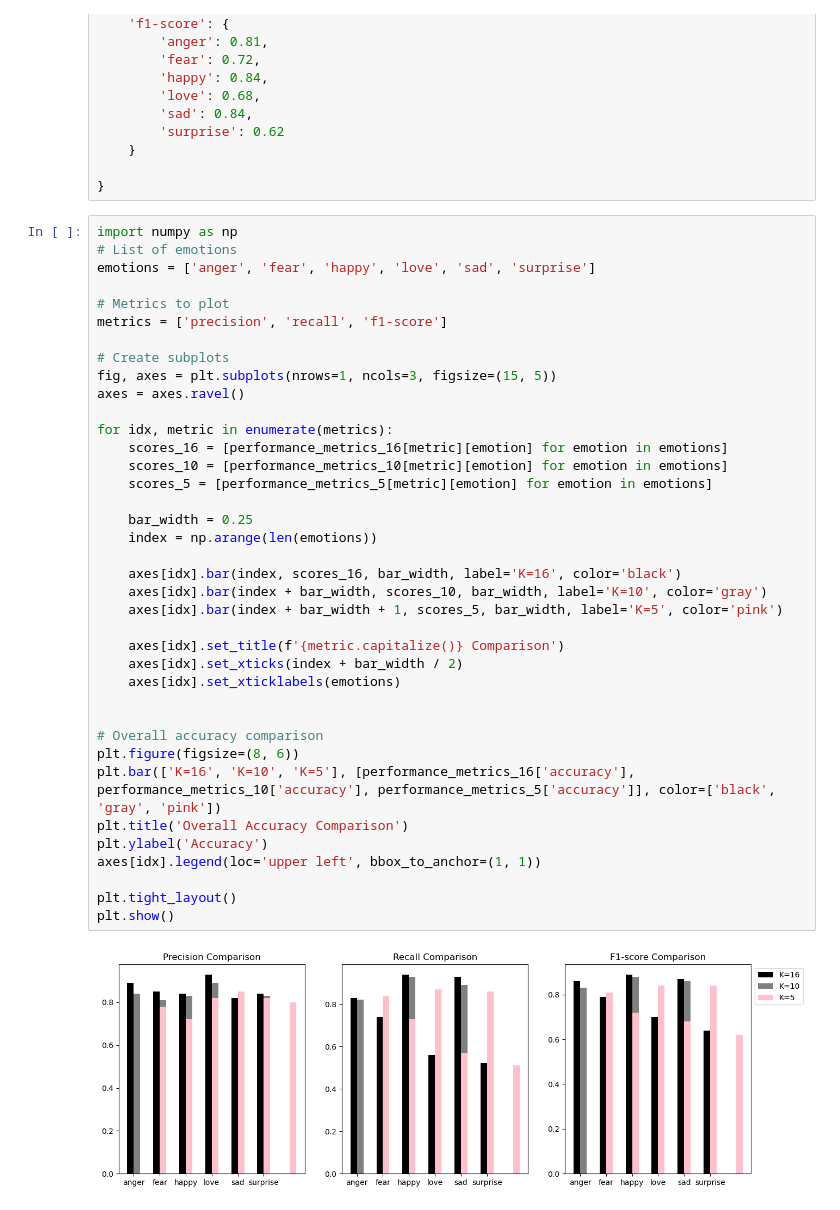
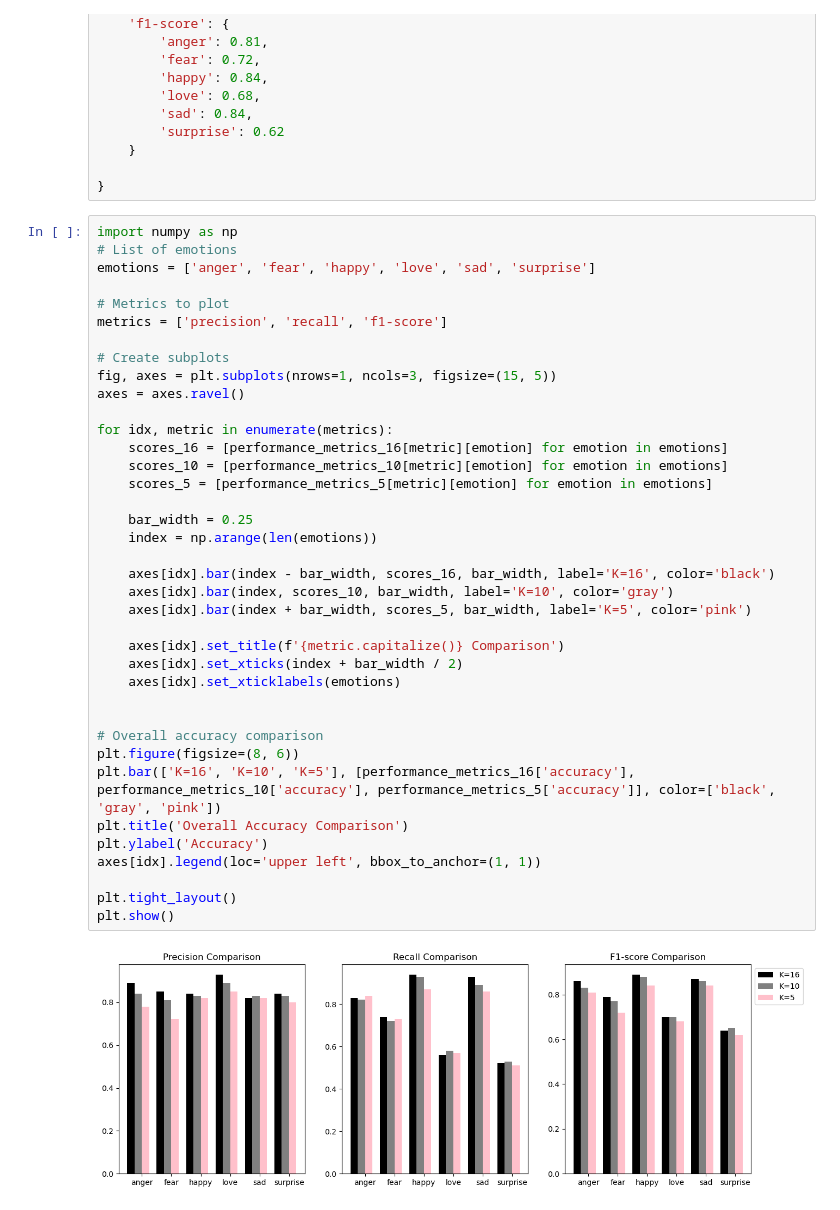
Before and after one commit to Chethana-16/Deep-Learning-project, a Jupyter notebook: EDA-DL.ipynb, the cells around one changed output. Cells and saved outputs as stored; diff of their text form.

```diff
--- a/EDA-DL.ipynb
+++ b/EDA-DL.ipynb
@@ -525,35 +527,35 @@ emotions = ['anger', 'fear', 'happy', 'love', 'sad', 'surprise']
 metrics = ['precision', 'recall', 'f1-score']
 
 # Create subplots
 fig, axes = plt.subplots(nrows=1, ncols=3, figsize=(15, 5))
 axes = axes.ravel()
 
 for idx, metric in enumerate(metrics):
     scores_16 = [performance_metrics_16[metric][emotion] for emotion in emotions]
     scores_10 = [performance_metrics_10[metric][emotion] for emotion in emotions]
     scores_5 = [performance_metrics_5[metric][emotion] for emotion in emotions]
 
     bar_width = 0.25
     index = np.arange(len(emotions))
 
-    axes[idx].bar(index, scores_16, bar_width, label='K=16', color='black')
-    axes[idx].bar(index + bar_width, scores_10, bar_width, label='K=10', color='gray')
-    axes[idx].bar(index + bar_width + 1, scores_5, bar_width, label='K=5', color='pink')
+    axes[idx].bar(index - bar_width, scores_16, bar_width, label='K=16', color='black')
+    axes[idx].bar(index, scores_10, bar_width, label='K=10', color='gray')
+    axes[idx].bar(index + bar_width, scores_5, bar_width, label='K=5', color='pink')
 
     axes[idx].set_title(f'{metric.capitalize()} Comparison')
     axes[idx].set_xticks(index + bar_width / 2)
     axes[idx].set_xticklabels(emotions)
 
 
 # Overall accuracy comparison
 plt.figure(figsize=(8, 6))
 plt.bar(['K=16', 'K=10', 'K=5'], [performance_metrics_16['accuracy'], performance_metrics_10['accuracy'], performance_metrics_5['accuracy']], color=['black', 'gray', 'pink'])
 plt.title('Overall Accuracy Comparison')
 plt.ylabel('Accuracy')
 axes[idx].legend(loc='upper left', bbox_to_anchor=(1, 1))
 
 plt.tight_layout()
 plt.show()
 # %% [output]
-[figure, old version]
+[figure, new version]
 [figure]
```
Also changed, not shown: parts of 1 cell of this notebook.
